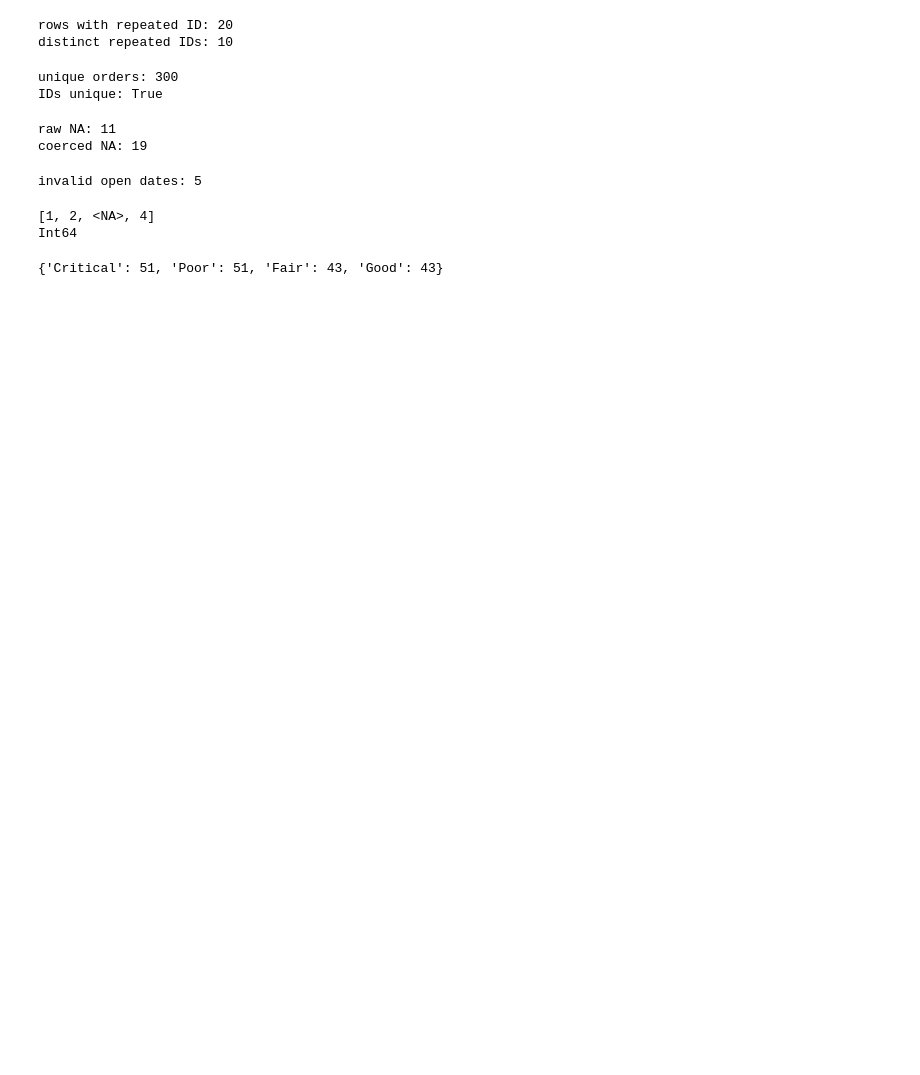
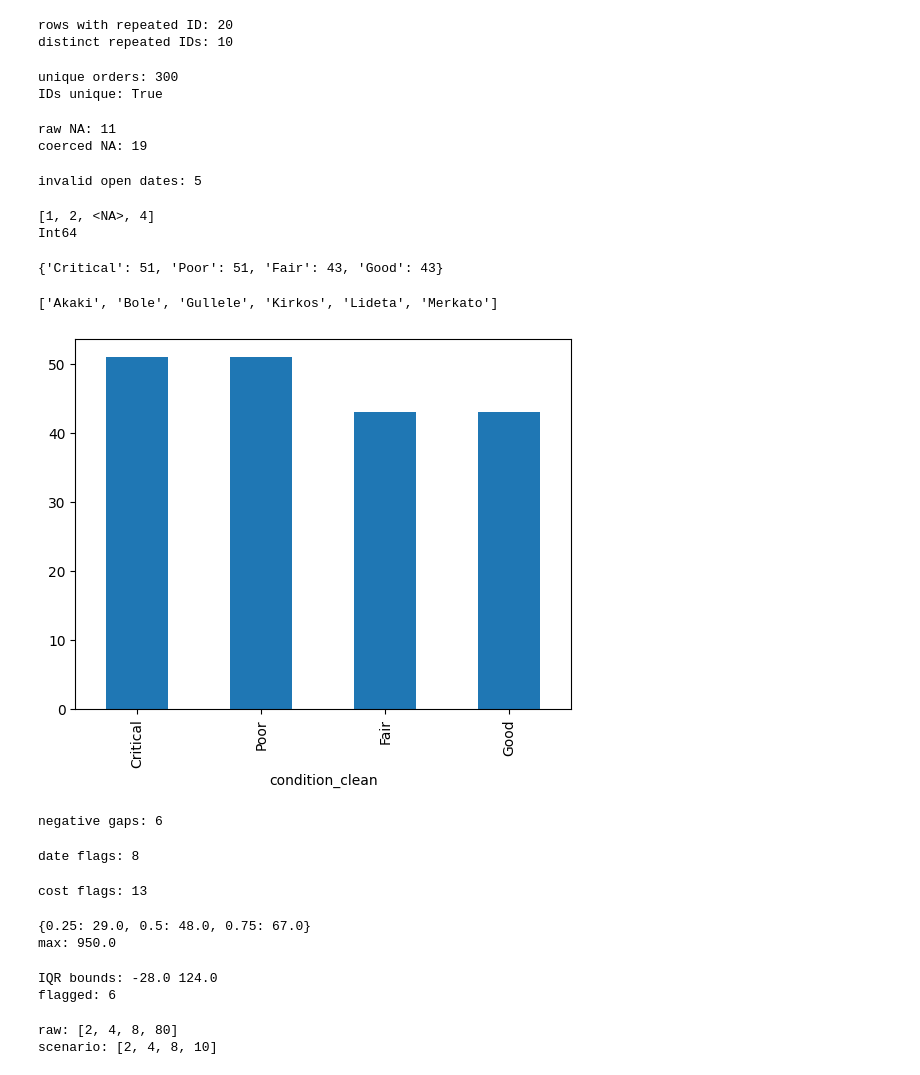
Before and after one commit to dagmawi77/python_aau_training, a Jupyter notebook: dataclean.ipynb, the cells around one changed output. Cells and saved outputs as stored; diff of their text form; code cells hidden in the pictures; blank space fills up the shorter version.

```diff
--- a/dataclean.ipynb
+++ b/dataclean.ipynb
@@ -148,3 +148,68 @@ print(a.condition_clean.value_counts()
 .to_dict())
 # %% [output]
 {'Critical': 51, 'Poor': 51, 'Fair': 43, 'Good': 43}
+# %%
+m_unique['branch_clean'] = (m_unique.branch.str.strip().str.title().replace({'Akakki':'Akaki'}))
+print(sorted(m_unique.branch_clean.unique().tolist()))
+# %% [output]
+['Akaki', 'Bole', 'Gullele', 'Kirkos', 'Lideta', 'Merkato']
+# %%
+raw = a.condition.value_counts()
+v = a.condition_clean
+clean = v.value_counts()
+raw.plot.bar()
+clean.plot.bar()
+plt.show()
+# %% [output]
+[figure, added]
+# %%
+m_unique['prev_num'] = pd.to_numeric(
+m_unique.prev_m3, errors='coerce')
+m_unique['usage_m3'] = (
+m_unique.curr_num - m_unique.prev_num)
+print('negative gaps:', int((m_unique.usage_m3<0).sum()))
+# %% [output]
+negative gaps: 6
+# %%
+w_unique['closed_dt'] = pd.to_datetime(
+w_unique.closed_date, errors='coerce', format='%Y-%m-%d')
+w_unique['bad_dates'] = (
+w_unique.opened_dt.isna() | w_unique.closed_dt.isna()
+| (w_unique.closed_dt < w_unique.opened_dt))
+print('date flags:', int(w_unique.bad_dates.sum()))
+# %% [output]
+date flags: 8
+# %%
+w_unique['actual_cost'] = pd.to_numeric(
+w_unique.actual_cost_etb, errors='coerce')
+w_unique['bad_cost'] = (
+w_unique.actual_cost.isna() | (w_unique.actual_cost < 0))
+print('cost flags:', int(w_unique.bad_cost.sum()))
+# %% [output]
+cost flags: 13
+# %%
+x = m_unique.usage_m3.dropna()
+print(x.quantile([.25,.50,.75])
+.round(1).to_dict())
+print('max:', float(x.max()))
+# %% [output]
+{0.25: 29.0, 0.5: 48.0, 0.75: 67.0}
+max: 950.0
+# %%
+q1,q3 = x.quantile([.25,.75])
+low,high = q1-1.5*(q3-q1),q3+1.5*(q3-q1)
+print('IQR bounds:',
+round(low,1),round(high,1))
+print('flagged:',
+int((~x.between(low,high)).sum()))
+# %% [output]
+IQR bounds: -28.0 124.0
+flagged: 6
+# %%
+values = np.array([2,4,8,80])
+scenario = np.clip(values,0,10)
+print('raw:', values.tolist())
+print('scenario:', scenario.tolist())
+# %% [output]
+raw: [2, 4, 8, 80]
+scenario: [2, 4, 8, 10]
```
Also changed, not shown: parts of 15 cells of this notebook, 1 other file.
